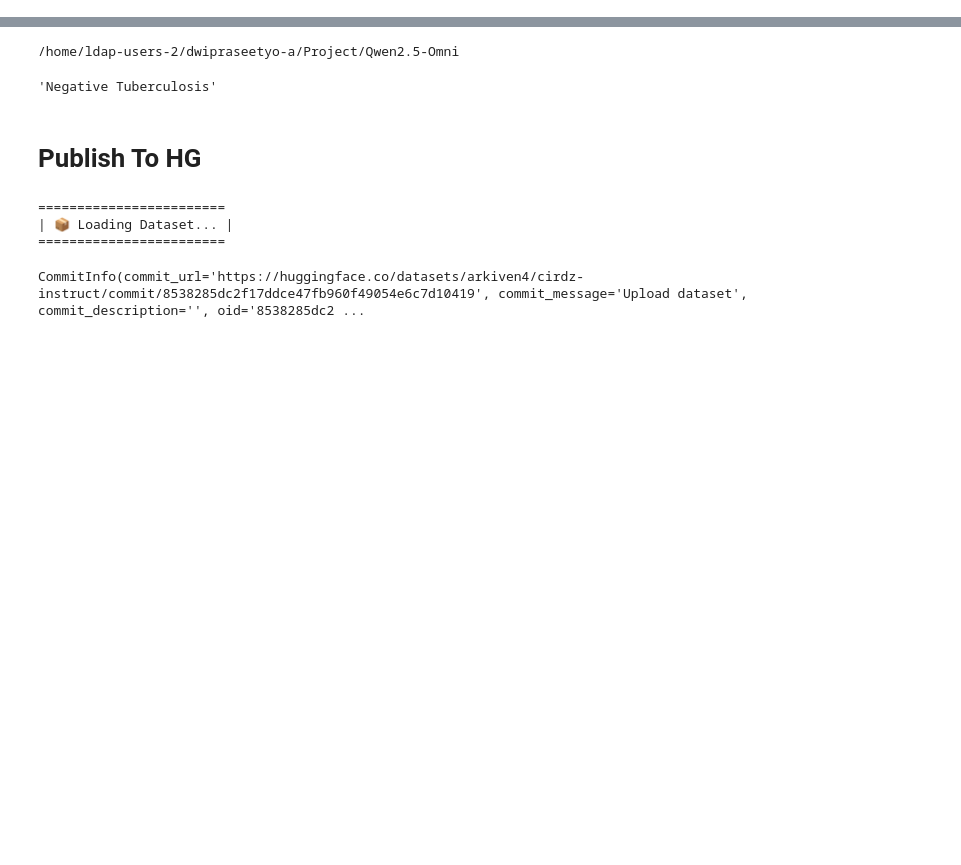
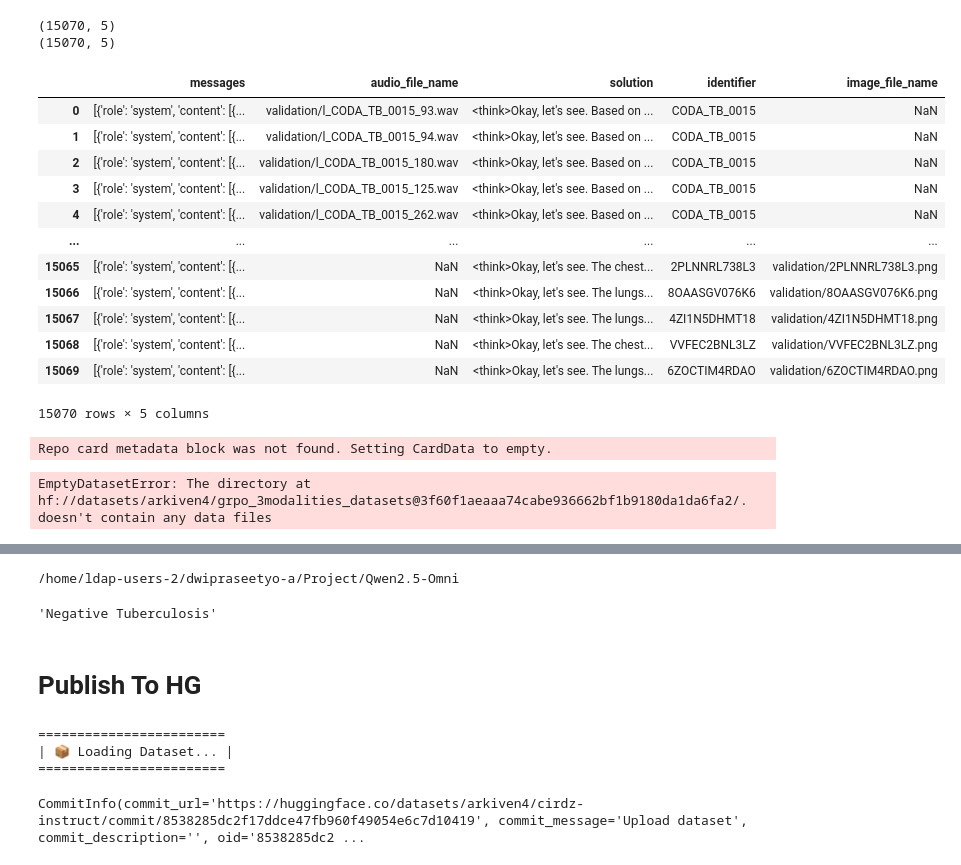
Before and after one commit to arkiven4/Qwen2.5-Omni, a Jupyter notebook: 1.3. Gen Instruct.ipynb, the cells around one changed output, grey strips where cells are left out. Cells and saved outputs as stored; diff of their text form; code cells hidden in the pictures; blank space fills up the shorter version.

Commit message:
before home

```diff
--- a/1.3. Gen Instruct.ipynb
+++ b/1.3. Gen Instruct.ipynb
@@ -0,0 +1,21 @@
+# %%
+import pandas as pd
+from qwen_omni_utils import process_mm_info
+import os
+
+def path_exists_or_nan(x):
+    return pd.isna(x) or os.path.exists("/home/is/dwipraseetyo-a/NAS_HAI/Datasets/grpo_3modalities_datasets/" + x)
+
+df = pd.read_csv("/home/is/dwipraseetyo-a/NAS_HAI/Datasets/grpo_3modalities_datasets/validation.csv")
+print(df.shape)
+
+df_filtered = df[
+    df['audio_file_name'].apply(path_exists_or_nan) |
+    df['image_file_name'].apply(path_exists_or_nan)
+]
+print(df_filtered.shape)
+#df = df[df['audio_file_name'].apply(lambda x: os.path.exists("/home/is/dwipraseetyo-a/NAS_HAI/Datasets/grpo_3modalities_datasets/" + x))]
+#print(df.shape)
+# %% [output]
+(15070, 5)
+(15070, 5)
@@ -0,0 +24,25 @@
+# %%
+df
+# %% [output]
+|  | messages | audio_file_name | solution | identifier | image_file_name |
+| 0 | [{'role': 'system', 'content': [{... | validation/l_CODA_TB_0015_93.wav | <think>Okay, let's see. Based on ... | CODA_TB_0015 | NaN |
+| 1 | [{'role': 'system', 'content': [{... | validation/l_CODA_TB_0015_94.wav | <think>Okay, let's see. Based on ... | CODA_TB_0015 | NaN |
+| 2 | [{'role': 'system', 'content': [{... | validation/l_CODA_TB_0015_180.wav | <think>Okay, let's see. Based on ... | CODA_TB_0015 | NaN |
+| 3 | [{'role': 'system', 'content': [{... | validation/l_CODA_TB_0015_125.wav | <think>Okay, let's see. Based on ... | CODA_TB_0015 | NaN |
+| 4 | [{'role': 'system', 'content': [{... | validation/l_CODA_TB_0015_262.wav | <think>Okay, let's see. Based on ... | CODA_TB_0015 | NaN |
+| ... | ... | ... | ... | ... | ... |
+| 15065 | [{'role': 'system', 'content': [{... | NaN | <think>Okay, let's see. The chest... | 2PLNNRL738L3 | validation/2PLNNRL738L3.png |
+| 15066 | [{'role': 'system', 'content': [{... | NaN | <think>Okay, let's see. The lungs... | 8OAASGV076K6 | validation/8OAASGV076K6.png |
+| 15067 | [{'role': 'system', 'content': [{... | NaN | <think>Okay, let's see. The lungs... | 4ZI1N5DHMT18 | validation/4ZI1N5DHMT18.png |
+| 15068 | [{'role': 'system', 'content': [{... | NaN | <think>Okay, let's see. The chest... | VVFEC2BNL3LZ | validation/VVFEC2BNL3LZ.png |
+| 15069 | [{'role': 'system', 'content': [{... | NaN | <think>Okay, let's see. The lungs... | 6ZOCTIM4RDAO | validation/6ZOCTIM4RDAO.png |
+15070 rows × 5 columns
+# %%
+from datasets import load_dataset
+
+val_ds = load_dataset("arkiven4/grpo_3modalities_datasets",
+                      split='validation',
+                      trust_remote_code=True)
+# %% [output]
+Repo card metadata block was not found. Setting CardData to empty.
+EmptyDatasetError: The directory at hf://datasets/arkiven4/grpo_3modalities_datasets@3f60f1aeaaa74cabe936662bf1b9180da1da6fa2/. doesn't contain any data files
```
Also changed, not shown: parts of 15 cells of this notebook, 18 other files.
